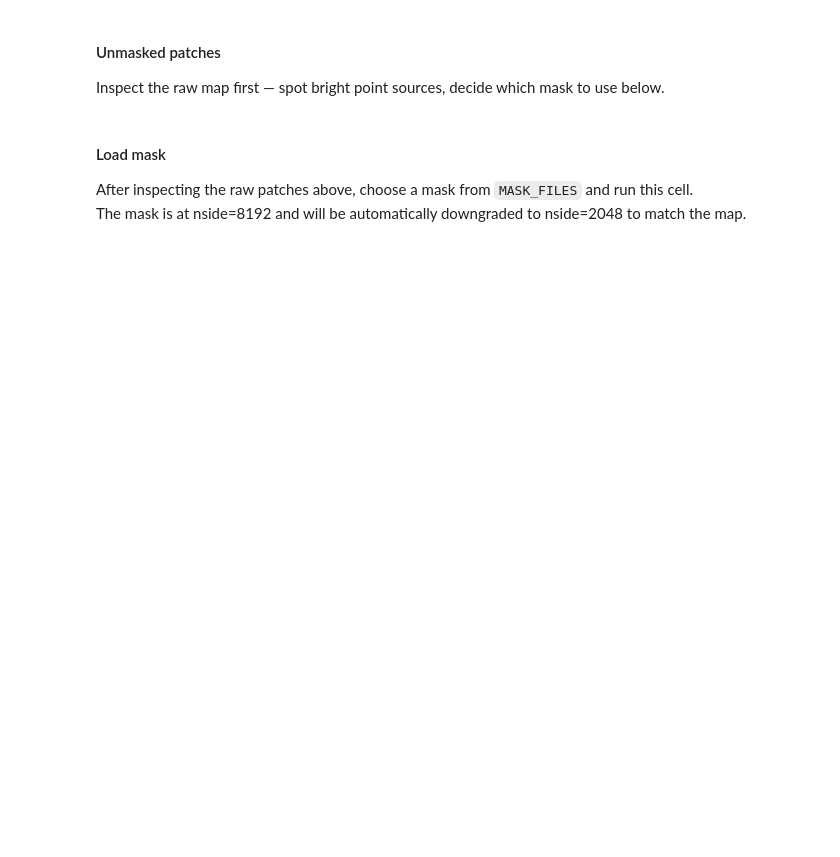
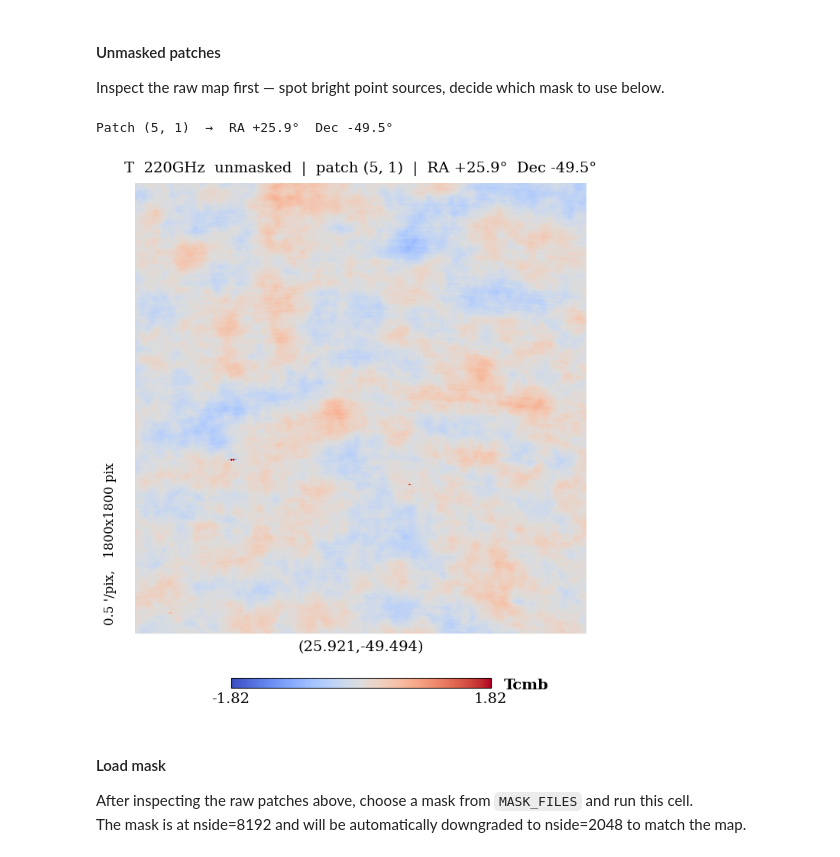
Before and after one commit to VWelke/SPT, a Jupyter notebook: Code/Map_Operation/bb_map_inspect_g3.ipynb, the cells around one changed output. Drawn from its saved outputs; the diff is of its cells as text; code cells hidden in the pictures; blank space fills up the shorter version.

```diff
--- a/Code/Map_Operation/bb_map_inspect_g3.ipynb
+++ b/Code/Map_Operation/bb_map_inspect_g3.ipynb
@@ -70,7 +69,7 @@ os.makedirs(SAVE_DIR, exist_ok=True)
 
 # Display parameters
 # nside=2048 → pixel size ~1.7 arcmin, so 2.0 arcmin/px is appropriate here
-RESO_ARCMIN = 2.0
+RESO_ARCMIN = 0.5
 PATCH_DEG   = 15.0
 PATCH_PIX   = int(PATCH_DEG * 60 / RESO_ARCMIN)
 CMAP        = "coolwarm"
@@ -158,30 +190,34 @@ Inspect the raw map first — spot bright point sources, decide which mask to us
 # Choose patch
 #   RA_IDX  : 0 … n_ra-1   (west → east)
 #   DEC_IDX : 0 … n_dec-1  (south → north)
-RA_IDX  = 0
-DEC_IDX = 0
+RA_IDX  = 5
+DEC_IDX = 1
 
 ra_c  = ra_centres[RA_IDX]
 dec_c = dec_centres[DEC_IDX]
 print(f"Patch ({RA_IDX}, {DEC_IDX})  →  RA {ra_c:+.1f}°  Dec {dec_c:+.1f}°")
+# %% [output]
+Patch (5, 1)  →  RA +25.9°  Dec -49.5°
 # %%
 # Plot (unmasked)
 rms        = float(np.std(stokes_arr[obs_mask]))
-vmin, vmax = -rms, rms
+vmin, vmax = -3*rms, 3*rms
 
 show_map_thumbnail(
     stokes_arr,
     vmin=vmin, vmax=vmax,
     title=(
         f"{STOKES_KEY}  {FREQ}  unmasked  |  patch ({RA_IDX}, {DEC_IDX})  "
         f"|  RA {ra_c:+.1f}°  Dec {dec_c:+.1f}°"
     ),
     unit="Tcmb", cmap=CMAP,
     rot=(ra_c, dec_c, 0),
     xsize=PATCH_PIX, ysize=PATCH_PIX,
     reso=RESO_ARCMIN,
 )
 plt.show()
+# %% [output]
+[figure, added]
 # %%
 # Close
 plt.close("all")
```
Also changed, not shown: parts of 8 cells of this notebook.
